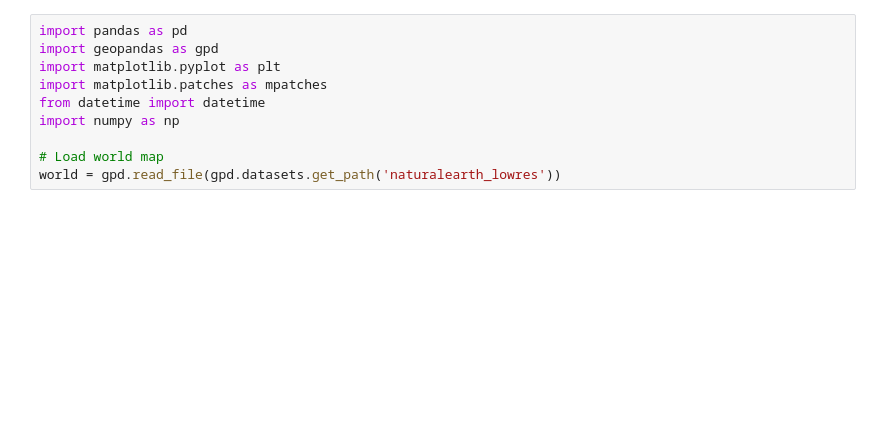
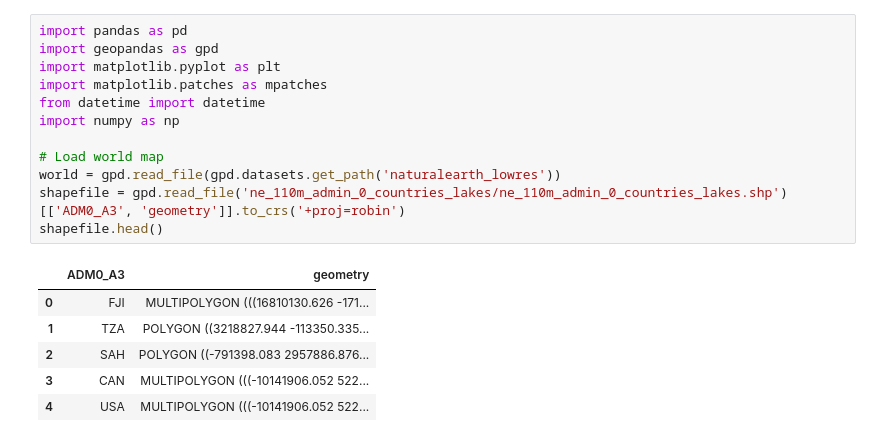
Before and after one commit to historionomy/streamlit, a Jupyter notebook: tests.ipynb, the cells around one changed output. Drawn from its saved outputs; the diff is of its cells as text; blank space fills up the shorter version.

```diff
--- a/tests.ipynb
+++ b/tests.ipynb
@@ -1,13 +1,22 @@
 # %%
 import pandas as pd
 import geopandas as gpd
 import matplotlib.pyplot as plt
 import matplotlib.patches as mpatches
 from datetime import datetime
 import numpy as np
 
 # Load world map
 world = gpd.read_file(gpd.datasets.get_path('naturalearth_lowres'))
+shapefile = gpd.read_file('ne_110m_admin_0_countries_lakes/ne_110m_admin_0_countries_lakes.shp')[['ADM0_A3', 'geometry']].to_crs('+proj=robin')
+shapefile.head()
+# %% [output]
+|  | ADM0_A3 | geometry |
+| 0 | FJI | MULTIPOLYGON (((16810130.626 -171... |
+| 1 | TZA | POLYGON ((3218827.944 -113350.335... |
+| 2 | SAH | POLYGON ((-791398.083 2957886.876... |
+| 3 | CAN | MULTIPOLYGON (((-10141906.052 522... |
+| 4 | USA | MULTIPOLYGON (((-10141906.052 522... |
 # %%
 raw_data = pd.read_csv('https://docs.google.com/spreadsheets/d/e/2PACX-1vSgcOEGH5nEzRQ6zFdiDxB0S3xHtZ8BUR039zmtnw5hj7mfycCHrdIr2hcc_WM4uR_NNS0z7Bg2ho_c/pub?gid=0&single=true&output=csv', usecols=['alpha_3', 'stage', 'reboot', 'subEntities'], na_filter=False)
 
```
Also changed, not shown: parts of 4 cells of this notebook, 9 other files.
